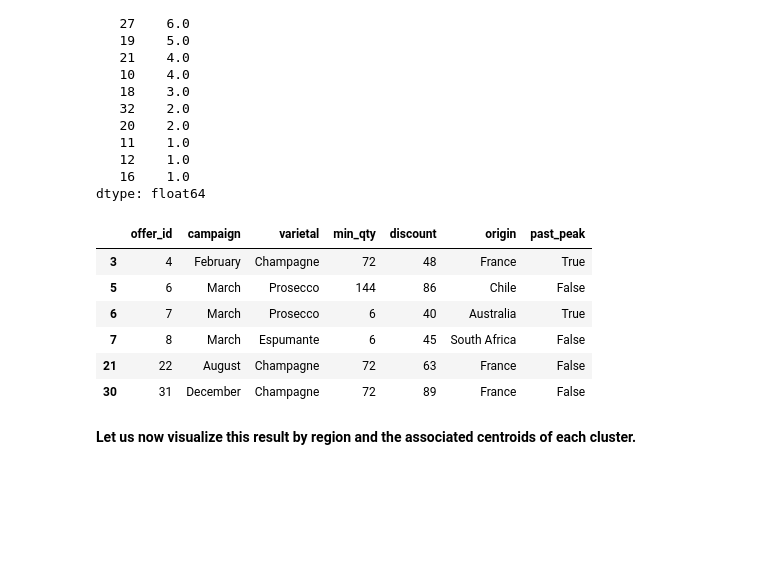
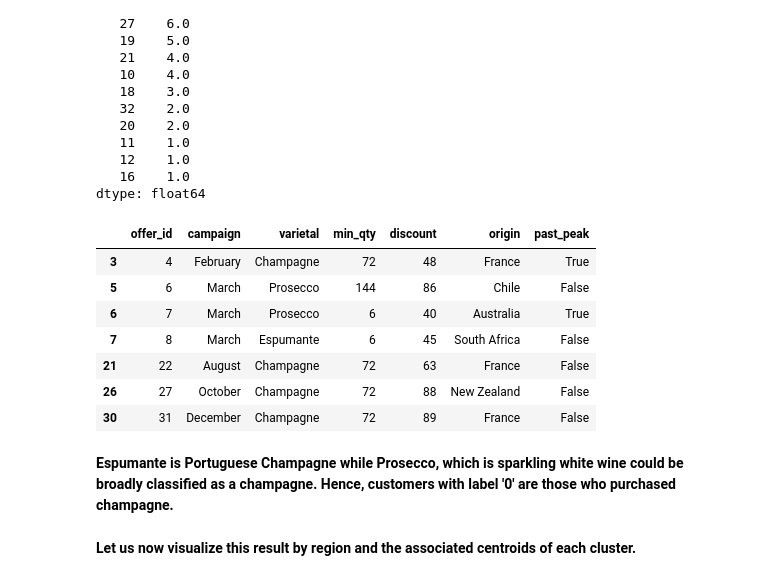
Before and after one commit to adjakka/Mini_Projects_Data_Science, a Jupyter notebook: Unsupervised_ML_Customer_Segmentation/Mini_Project_Clustering.ipynb, the cells around one changed output. Saved outputs shown, nothing was run; the diff lists cells and outputs as text; code cells hidden in the pictures; blank space fills up the shorter version.

```diff
--- a/Unsupervised_ML_Customer_Segmentation/Mini_Project_Clustering.ipynb
+++ b/Unsupervised_ML_Customer_Segmentation/Mini_Project_Clustering.ipynb
@@ -542,14 +561,17 @@ pd.DataFrame([label_0_counts]).stack().sort_values(ascending = False)
    16    1.0
 dtype: float64
 # %%
-df_offers.loc[(df_offers.offer_id == 8) | (df_offers.offer_id == 22) | (df_offers.offer_id == 31) | (df_offers.offer_id == 6) | (df_offers.offer_id == 4) | (df_offers.offer_id == 7)]
+df_offers.loc[(df_offers.offer_id == 8) | (df_offers.offer_id == 22) | (df_offers.offer_id == 31) | (df_offers.offer_id == 6) | (df_offers.offer_id == 4) | (df_offers.offer_id == 7) | (df_offers.offer_id == 27)]
 # %% [output]
 |  | offer_id | campaign | varietal | min_qty | discount | origin | past_peak |
 | 3 | 4 | February | Champagne | 72 | 48 | France | True |
 | 5 | 6 | March | Prosecco | 144 | 86 | Chile | False |
 | 6 | 7 | March | Prosecco | 6 | 40 | Australia | True |
 | 7 | 8 | March | Espumante | 6 | 45 | South Africa | False |
 | 21 | 22 | August | Champagne | 72 | 63 | France | False |
+| 26 | 27 | October | Champagne | 72 | 88 | New Zealand | False |
 | 30 | 31 | December | Champagne | 72 | 89 | France | False |
+# %% [markdown]
+**Espumante is Portuguese Champagne while Prosecco, which is sparkling white wine could be broadly classified as a champagne. Hence, customers with label '0' are those who purchased champagne.**
 # %% [markdown]
 **Let us now visualize this result by region and the associated centroids of each cluster.**
```
Also changed, not shown: parts of 56 cells of this notebook.
